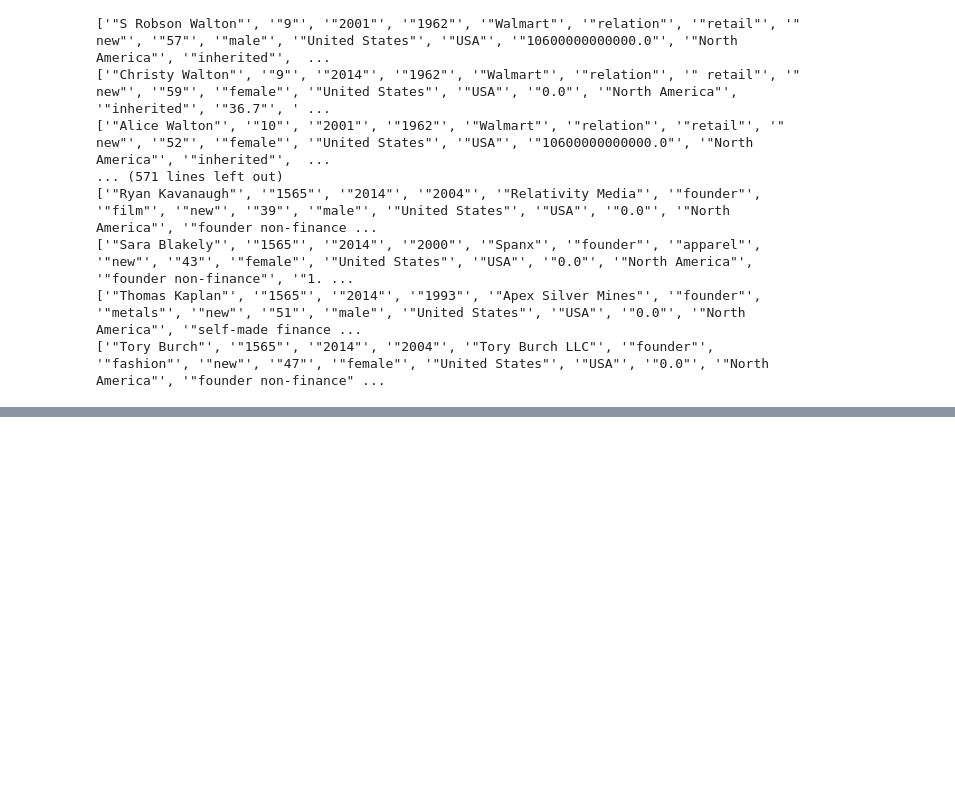
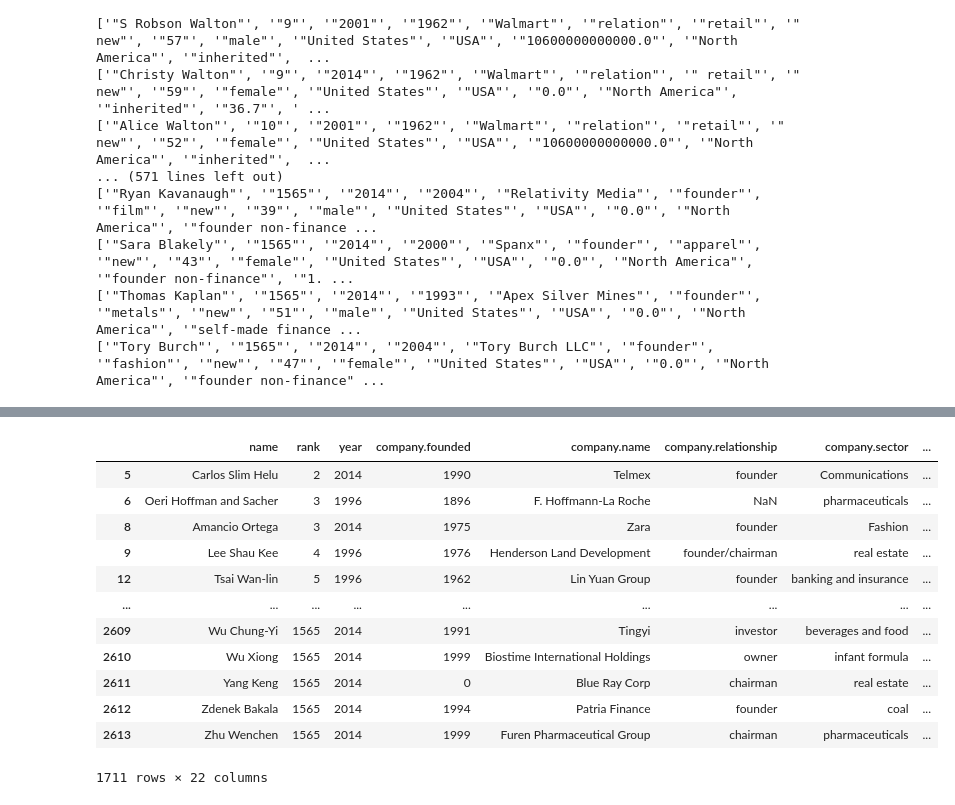
Before and after one commit to aleren040406/cs-130-project, a Jupyter notebook: analysis.ipynb, the cells around one changed output, grey strips where cells are left out. Drawn from its saved outputs; the diff is of its cells as text; code cells hidden in the pictures; blank space fills up the shorter version.

```diff
--- a/analysis.ipynb
+++ b/analysis.ipynb
@@ -30,3 +30,7 @@ for row in data:
 ['"Sara Blakely"', '"1565"', '"2014"', '"2000"', '"Spanx"', '"founder"', '"apparel"', '"new"', '"43"', '"female"', '"United States"', '"USA"', '"0.0"', '"North America"', '"founder non-finance"', '"1. ...
 ['"Thomas Kaplan"', '"1565"', '"2014"', '"1993"', '"Apex Silver Mines"', '"founder"', '"metals"', '"new"', '"51"', '"male"', '"United States"', '"USA"', '"0.0"', '"North America"', '"self-made finance ...
 ['"Tory Burch"', '"1565"', '"2014"', '"2004"', '"Tory Burch LLC"', '"founder"', '"fashion"', '"new"', '"47"', '"female"', '"United States"', '"USA"', '"0.0"', '"North America"', '"founder non-finance" ...
+# %%
+import pandas as pd
+billionaires = pd.read_csv("billionaires.csv")
+billionaires.head()
@@ -32,0 +120,16 @@ for row in data:
+# %%
+billionaires.loc[billionaires['location.country code'] != 'USA']
+# %% [output]
+|  | name | rank | year | company.founded | company.name | company.relationship | company.sector | ... |
+| 5 | Carlos Slim Helu | 2 | 2014 | 1990 | Telmex | founder | Communications | ... |
+| 6 | Oeri Hoffman and Sacher | 3 | 1996 | 1896 | F. Hoffmann-La Roche | NaN | pharmaceuticals | ... |
+| 8 | Amancio Ortega | 3 | 2014 | 1975 | Zara | founder | Fashion | ... |
+| 9 | Lee Shau Kee | 4 | 1996 | 1976 | Henderson Land Development | founder/chairman | real estate | ... |
+| 12 | Tsai Wan-lin | 5 | 1996 | 1962 | Lin Yuan Group | founder | banking and insurance | ... |
+| ... | ... | ... | ... | ... | ... | ... | ... | ... |
+| 2609 | Wu Chung-Yi | 1565 | 2014 | 1991 | Tingyi | investor | beverages and food | ... |
+| 2610 | Wu Xiong | 1565 | 2014 | 1999 | Biostime International Holdings | owner | infant formula | ... |
+| 2611 | Yang Keng | 1565 | 2014 | 0 | Blue Ray Corp | chairman | real estate | ... |
+| 2612 | Zdenek Bakala | 1565 | 2014 | 1994 | Patria Finance | founder | coal | ... |
+| 2613 | Zhu Wenchen | 1565 | 2014 | 1999 | Furen Pharmaceutical Group | chairman | pharmaceuticals | ... |
+1711 rows × 22 columns
```
Also changed, not shown: parts of 9 cells of this notebook.
